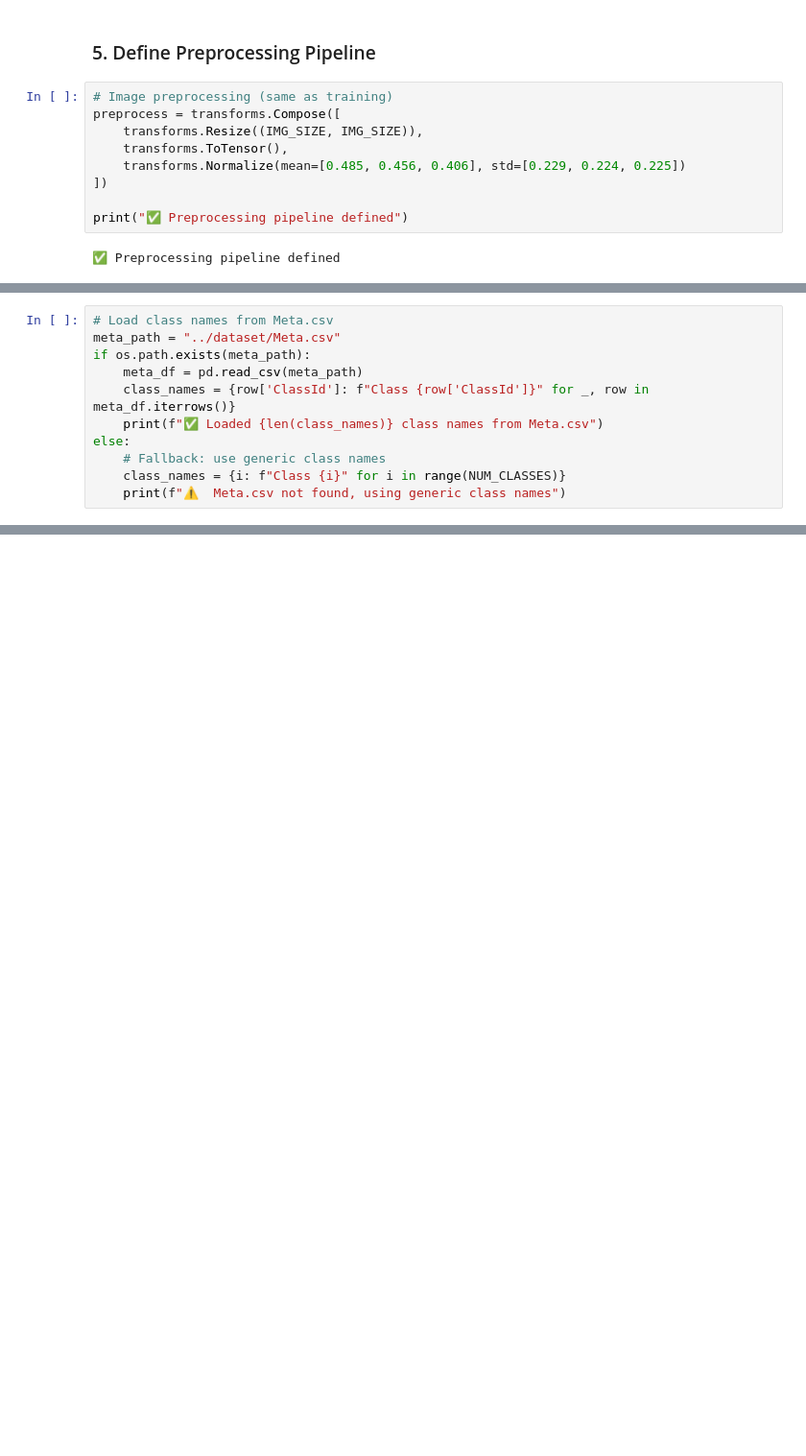
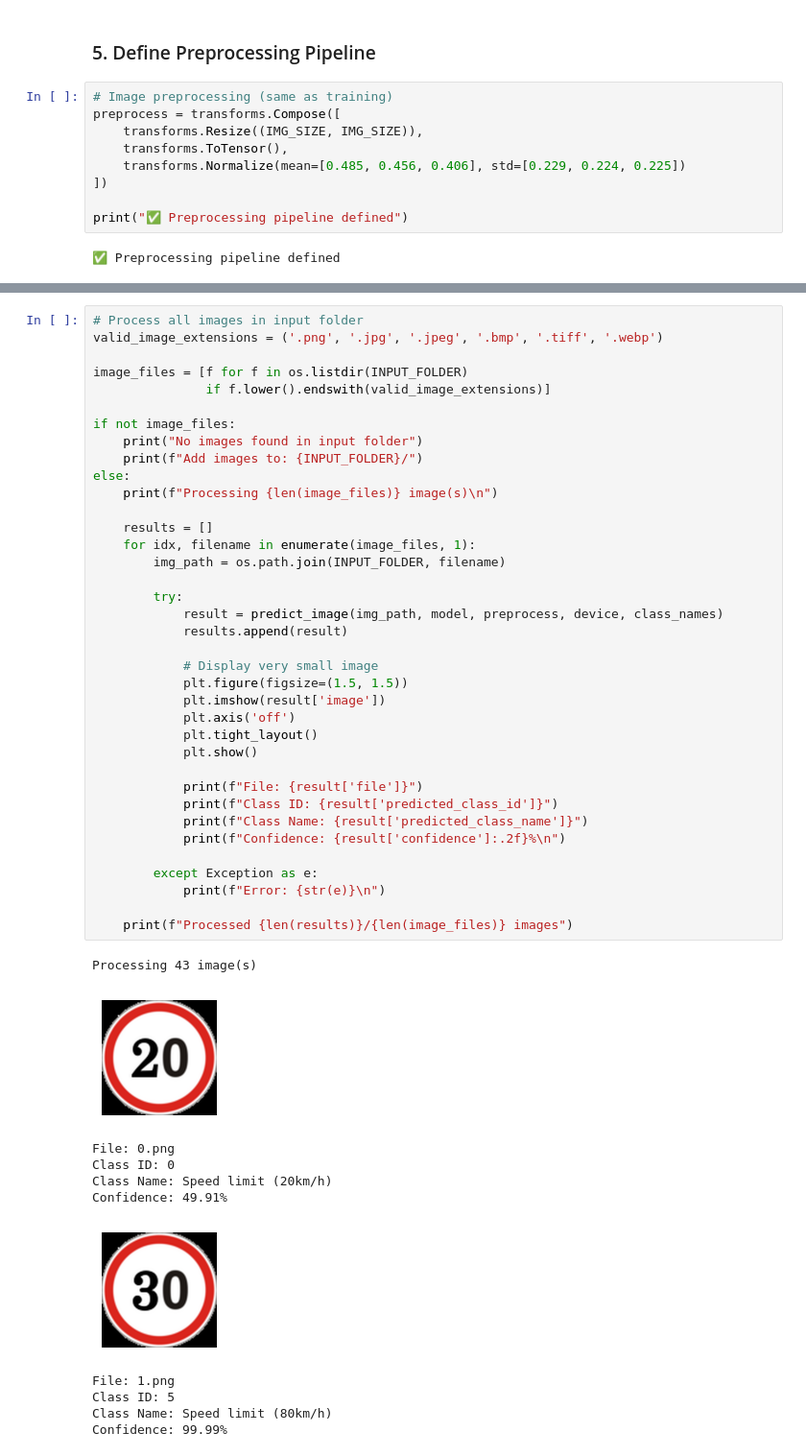
Before and after one commit to K1taru/Traffic-Sign-Classifier, a Jupyter notebook: App/Traffic_Sign_Classifier.ipynb, the cells around one changed output, grey strips where cells are left out. Shown at 96% size. Saved outputs shown, nothing was run; the diff lists cells and outputs as text; blank space fills up the shorter version.

```diff
--- a/App/Traffic_Sign_Classifier.ipynb
+++ b/App/Traffic_Sign_Classifier.ipynb
@@ -275,11 +137,0 @@ print("✅ Preprocessing pipeline defined")
-# %%
-# Load class names from Meta.csv
-meta_path = "../dataset/Meta.csv"
-if os.path.exists(meta_path):
-    meta_df = pd.read_csv(meta_path)
-    class_names = {row['ClassId']: f"Class {row['ClassId']}" for _, row in meta_df.iterrows()}
-    print(f"✅ Loaded {len(class_names)} class names from Meta.csv")
-else:
-    # Fallback: use generic class names
-    class_names = {i: f"Class {i}" for i in range(NUM_CLASSES)}
-    print(f"⚠️  Meta.csv not found, using generic class names")
@@ -324,0 +183,49 @@ print(f"   Validation Accuracy: {checkpoint['val_acc']*100:.2f}%")
+# %%
+# Process all images in input folder
+valid_image_extensions = ('.png', '.jpg', '.jpeg', '.bmp', '.tiff', '.webp')
+
+image_files = [f for f in os.listdir(INPUT_FOLDER)
+               if f.lower().endswith(valid_image_extensions)]
+
+if not image_files:
+    print("No images found in input folder")
+    print(f"Add images to: {INPUT_FOLDER}/")
+else:
+    print(f"Processing {len(image_files)} image(s)\n")
+
+    results = []
+    for idx, filename in enumerate(image_files, 1):
+        img_path = os.path.join(INPUT_FOLDER, filename)
+
+        try:
+            result = predict_image(img_path, model, preprocess, device, class_names)
+            results.append(result)
+
+            # Display very small image
+            plt.figure(figsize=(1.5, 1.5))
+            plt.imshow(result['image'])
+            plt.axis('off')
+            plt.tight_layout()
+            plt.show()
+
+            print(f"File: {result['file']}")
+            print(f"Class ID: {result['predicted_class_id']}")
+            print(f"Class Name: {result['predicted_class_name']}")
+            print(f"Confidence: {result['confidence']:.2f}%\n")
+
+        except Exception as e:
+            print(f"Error: {str(e)}\n")
+
+    print(f"Processed {len(results)}/{len(image_files)} images")
+# %% [output]
+Processing 43 image(s)
+[figure, added]
+File: 0.png
+Class ID: 0
+Class Name: Speed limit (20km/h)
+Confidence: 49.91%
+[figure, added]
+File: 1.png
+Class ID: 5
+Class Name: Speed limit (80km/h)
+Confidence: 99.99%
```
Also changed, not shown: parts of 29 cells of this notebook, 2 other files.
